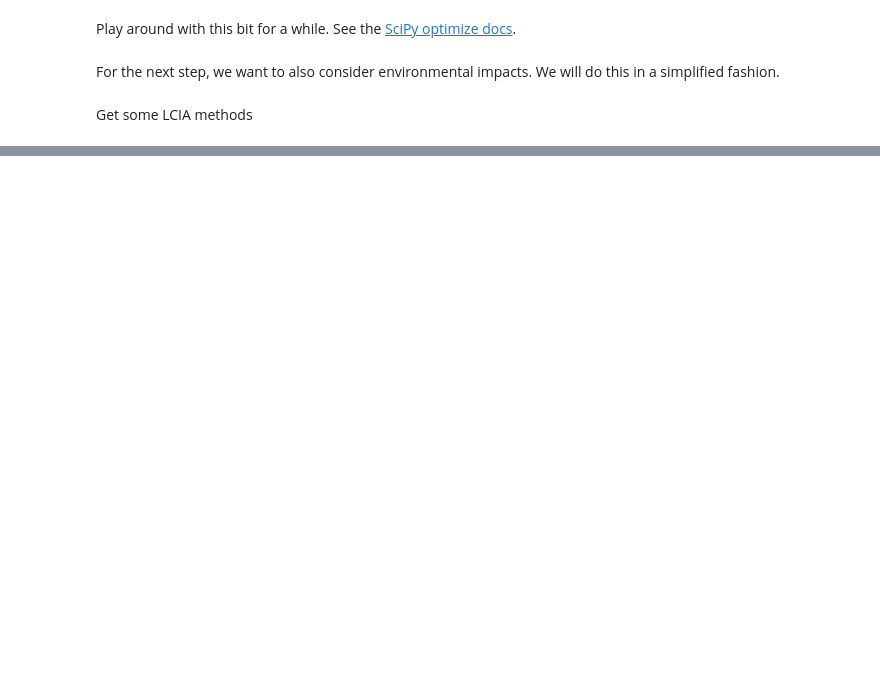
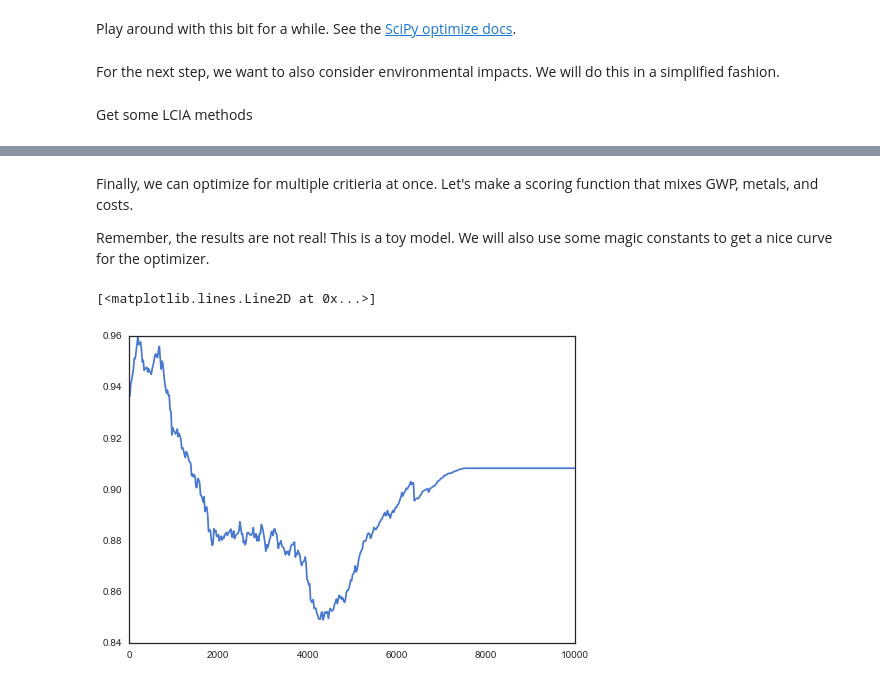
Before and after one commit to brightway-lca/brightway2, a Jupyter notebook: notebooks/2015 LCA Seminar - Class 2 - Optimization.ipynb, the cells around one changed output, grey strips where cells are left out. Saved outputs shown, nothing was run; the diff lists cells and outputs as text; code cells hidden in the pictures; blank space fills up the shorter version.

```diff
--- a/notebooks/2015 LCA Seminar - Class 2 - Optimization.ipynb
+++ b/notebooks/2015 LCA Seminar - Class 2 - Optimization.ipynb
@@ -627,0 +628,18 @@ plt.plot(xs, ys)
+# %% [markdown]
+Finally, we can optimize for multiple critieria at once. Let's make a scoring function that mixes GWP, metals, and costs.
+
+Remember, the results are not real! This is a toy model. We will also use some magic constants to get a nice curve for the optimizer.
+# %%
+def MCDA(premium):
+    """Yes, I know the individual values are pretty wonky..."""
+    c = te(premium) / 3e8
+    m = (env_impacts.evaluate_for_method(te, premium, metals) - 247) / 6
+    g = (env_impacts.evaluate_for_method(te, premium, gwp) - 47000) / 1500
+    return c + m + g
+# %%
+xs = np.linspace(0, 10000, 500)
+ys = [MCDA(x) for x in xs]
+plt.plot(xs, ys)
+# %% [output]
+[<matplotlib.lines.Line2D at 0x...>]
+[figure, added]
```
Also changed, not shown: parts of 18 cells of this notebook.
